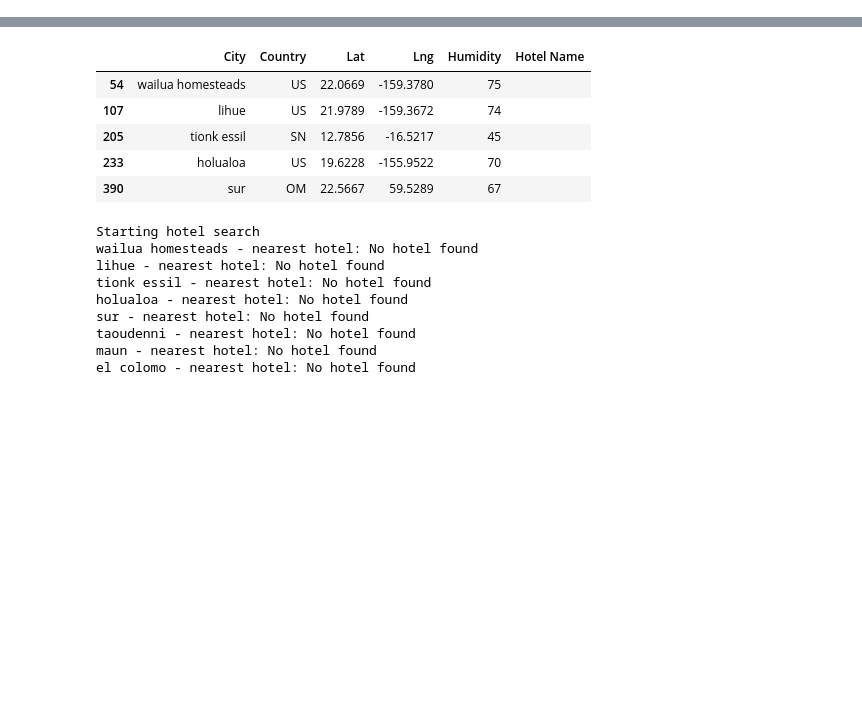
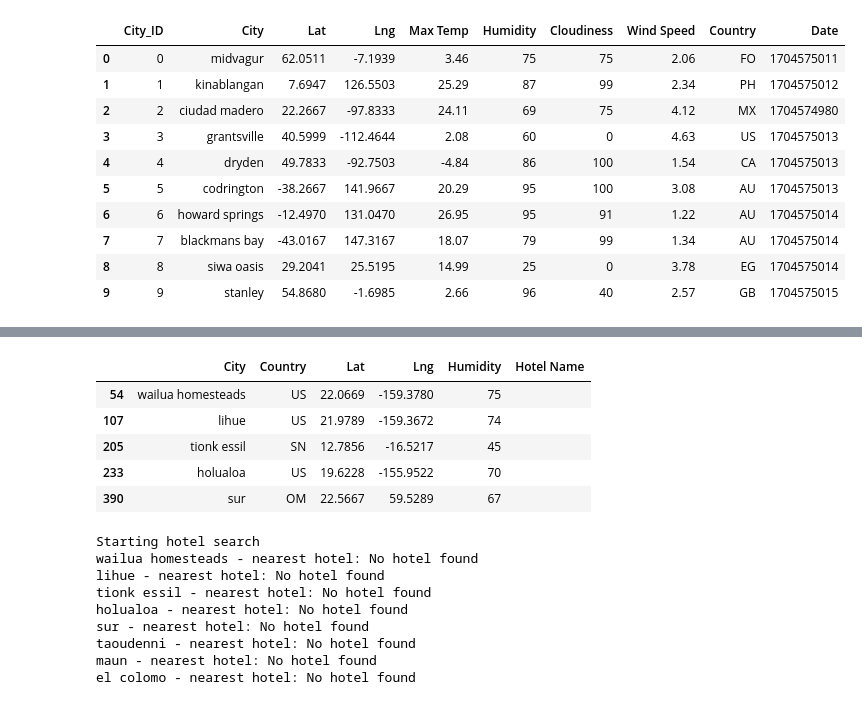
Before and after one commit to Simian12/python-api-challenge, a Jupyter notebook: WeatherPy/VacationPy.ipynb, the cells around one changed output, grey strips where cells are left out. Drawn from its saved outputs; the diff is of its cells as text; code cells hidden in the pictures; blank space fills up the shorter version.

```diff
--- a/WeatherPy/VacationPy.ipynb
+++ b/WeatherPy/VacationPy.ipynb
@@ -12,10 +12,21 @@ from api_keys import geoapify_key
 # %%
 # Load the CSV file created in Part 1 into a Pandas DataFrame
 city_data_df = pd.read_csv("output_data/cities.csv")
 
 # Display sample data
 city_data_df.head(10)
-geoapify_key="216b47879d3949fb9ca04b769cb8acb7"
+# %% [output]
+|  | City_ID | City | Lat | Lng | Max Temp | Humidity | Cloudiness | Wind Speed | Country | Date |
+| 0 | 0 | midvagur | 62.0511 | -7.1939 | 3.46 | 75 | 75 | 2.06 | FO | 1704575011 |
+| 1 | 1 | kinablangan | 7.6947 | 126.5503 | 25.29 | 87 | 99 | 2.34 | PH | 1704575012 |
+| 2 | 2 | ciudad madero | 22.2667 | -97.8333 | 24.11 | 69 | 75 | 4.12 | MX | 1704574980 |
+| 3 | 3 | grantsville | 40.5999 | -112.4644 | 2.08 | 60 | 0 | 4.63 | US | 1704575013 |
+| 4 | 4 | dryden | 49.7833 | -92.7503 | -4.84 | 86 | 100 | 1.54 | CA | 1704575013 |
+| 5 | 5 | codrington | -38.2667 | 141.9667 | 20.29 | 95 | 100 | 3.08 | AU | 1704575013 |
+| 6 | 6 | howard springs | -12.4970 | 131.0470 | 26.95 | 95 | 91 | 1.22 | AU | 1704575014 |
+| 7 | 7 | blackmans bay | -43.0167 | 147.3167 | 18.07 | 79 | 99 | 1.34 | AU | 1704575014 |
+| 8 | 8 | siwa oasis | 29.2041 | 25.5195 | 14.99 | 25 | 0 | 3.78 | EG | 1704575014 |
+| 9 | 9 | stanley | 54.8680 | -1.6985 | 2.66 | 96 | 40 | 2.57 | GB | 1704575015 |
 # %%
 %%capture --no-display
 
```
